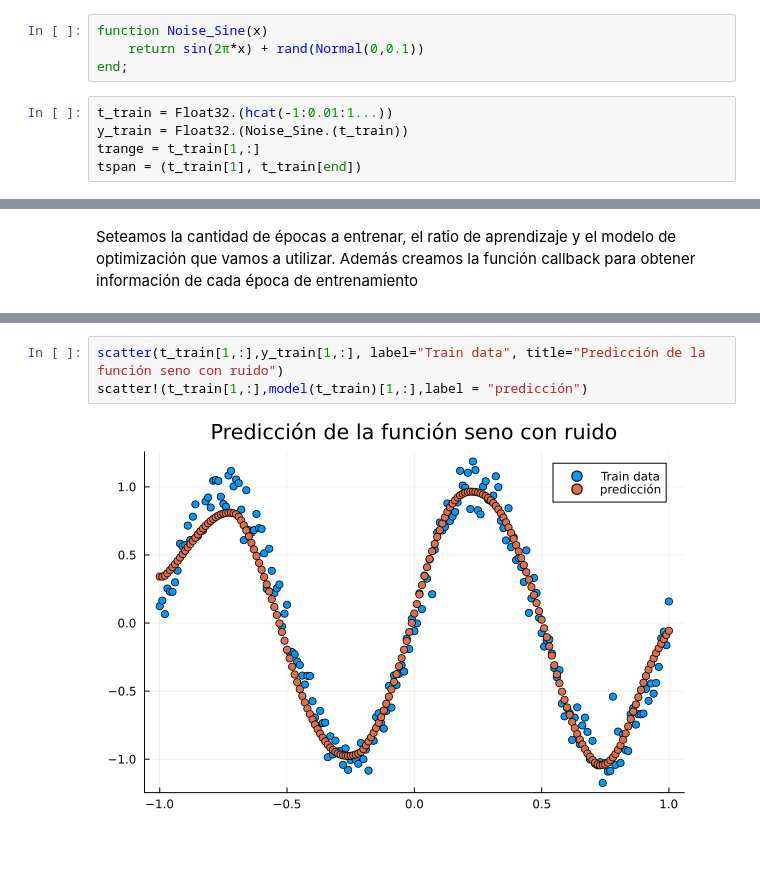
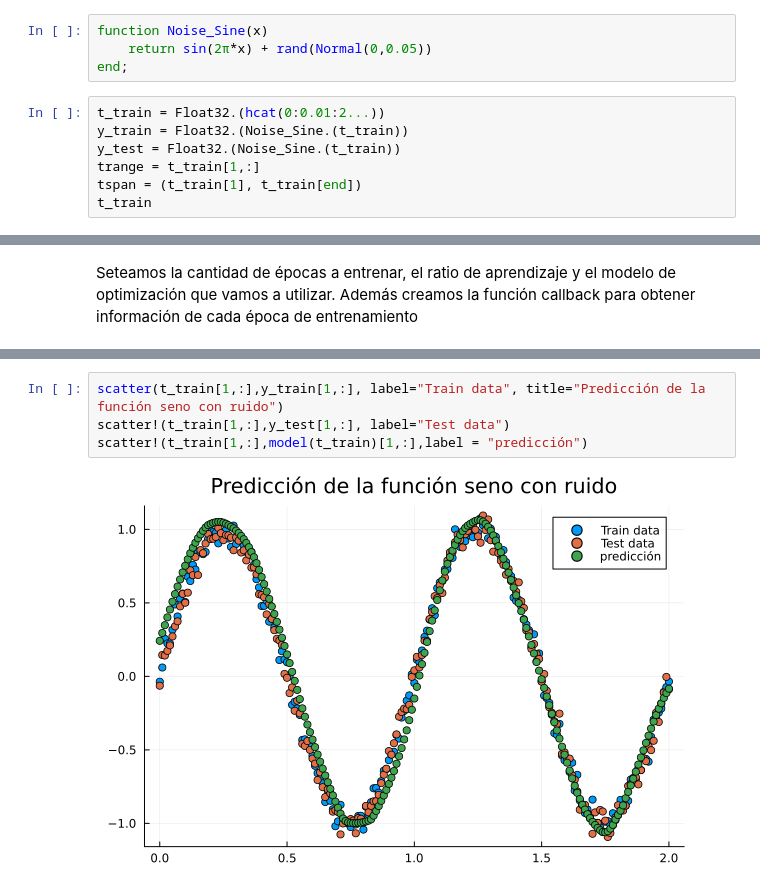
Before and after one commit to jp6879/TrackVersionsProgramsGit, a Jupyter notebook: MLTraining/1/1.4NN_NODEs.ipynb, the cells around one changed output, grey strips where cells are left out. Saved outputs shown, nothing was run; the diff lists cells and outputs as text; blank space fills up the shorter version.

```diff
--- a/MLTraining/1/1.4NN_NODEs.ipynb
+++ b/MLTraining/1/1.4NN_NODEs.ipynb
@@ -18,11 +18,13 @@ using OptimizationFlux, Random
 Comenzamos como simpre generando los dastos que vamos a utilizar
 # %%
 function Noise_Sine(x)
-    return sin(2π*x) + rand(Normal(0,0.1))
+    return sin(2π*x) + rand(Normal(0,0.05))
 end;
 # %%
-t_train = Float32.(hcat(-1:0.01:1...))
+t_train = Float32.(hcat(0:0.01:2...))
 y_train = Float32.(Noise_Sine.(t_train))
+y_test = Float32.(Noise_Sine.(t_train))
 trange = t_train[1,:]
 tspan = (t_train[1], t_train[end])
+t_train
 # %% [output]
@@ -121,5 +136,6 @@ Iteration 220 || Loss = 0.020485556
 # %%
 scatter(t_train[1,:],y_train[1,:], label="Train data", title="Predicción de la función seno con ruido")
+scatter!(t_train[1,:],y_test[1,:], label="Test data")
 scatter!(t_train[1,:],model(t_train)[1,:],label = "predicción")
 # %% [output]
-[figure, old version]
+[figure, new version]
```
Also changed, not shown: parts of 16 cells of this notebook, 5 other files.
